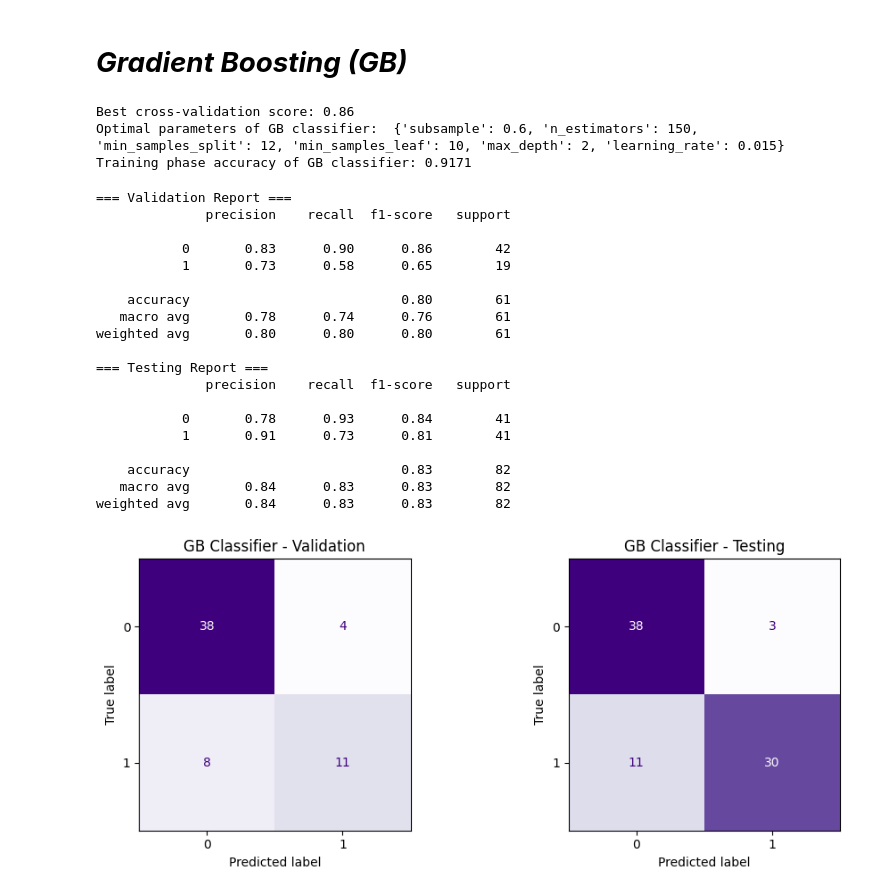
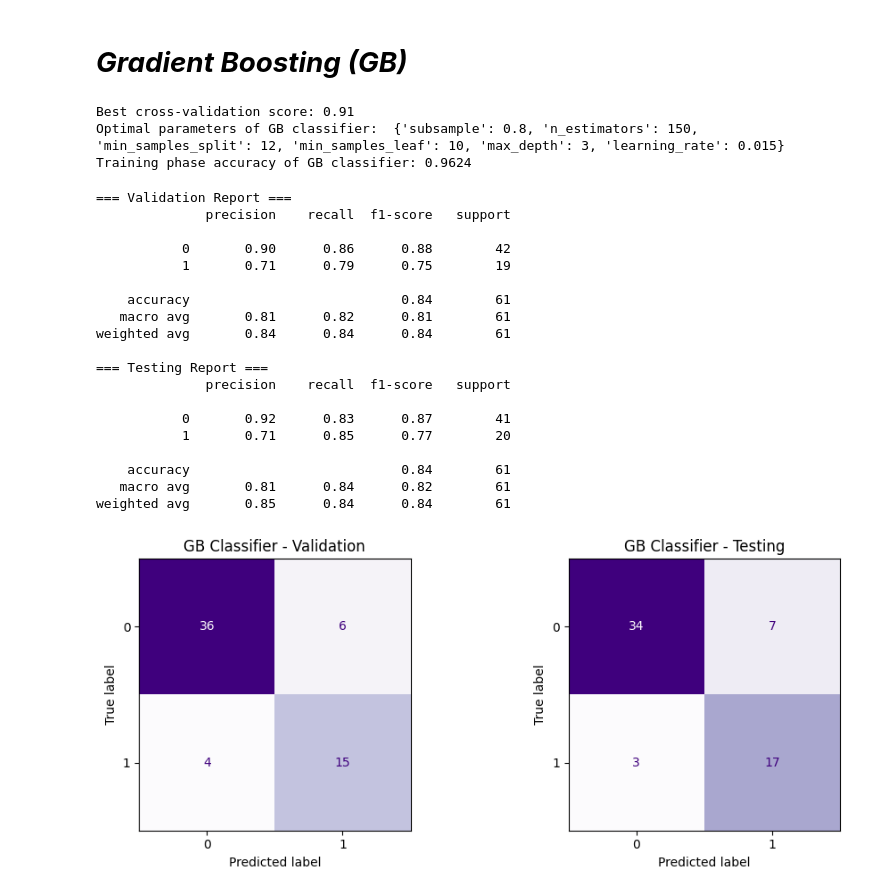
Before and after one commit to harighanapuram1329/Cardiovascular-Disease-Prediction-Using-Feature-Selection-and-Ensemble-Learning-Models, a Jupyter notebook: 2.With Original Features.ipynb, the cells around one changed output. Saved outputs shown, nothing was run; the diff lists cells and outputs as text; code cells hidden in the pictures.

```diff
--- a/2.With Original Features.ipynb
+++ b/2.With Original Features.ipynb
@@ -86,14 +86,14 @@ param_random = {'n_estimators': [50, 100, 150],
 
 RF_mdl = RandomForestClassifier()
 RF_randomcv = RandomizedSearchCV(RF_mdl, param_random, n_iter=20, cv=5)
-RF_randomcv.fit(X_train, y_train)
+RF_randomcv.fit(X_balanced, y_balanced)
 RF_param = RF_randomcv.best_params_
 print("Best cross-validation score: {:.2f}".format(RF_randomcv.best_score_))
 print("Optimal parameters of RF classifier: ", RF_param)
 
 #Training RF model with optimal parameters
 RF_best_mdl = RandomForestClassifier(**RF_param)
-RF_best_mdl.fit(X_train, y_train)
-training_acc = RF_best_mdl.score(X_train, y_train)
+RF_best_mdl.fit(X_balanced, y_balanced)
+training_acc = RF_best_mdl.score(X_balanced, y_balanced)
 print(f"Training phase accuracy of RF classifier: {training_acc:.4f}")
 # %% [output]
@@ -160,14 +160,14 @@ param_random = {'n_estimators': [50, 80, 100],
 
 XGB_mdl = XGBClassifier()
 XGB_randomcv = RandomizedSearchCV(XGB_mdl, param_random, n_iter=20, cv=5)
-XGB_randomcv.fit(X_train, y_train)
+XGB_randomcv.fit(X_balanced, y_balanced)
 XGB_param = XGB_randomcv.best_params_
 print("Best cross-validation score: {:.2f}".format(XGB_randomcv.best_score_))
 print("Optimal parameters of XGB classifier: ", XGB_param)
 
 #Training XGB model with optimal parameters
 XGB_best_mdl = XGBClassifier(**XGB_param)
-XGB_best_mdl.fit(X_train, y_train)
-training_acc = XGB_best_mdl.score(X_train, y_train)
+XGB_best_mdl.fit(X_balanced, y_balanced)
+training_acc = XGB_best_mdl.score(X_balanced, y_balanced)
 print(f"Training phase accuracy of XGB classifier: {training_acc:.4f}")
 # %% [output]
@@ -232,63 +232,63 @@ param_random = {'n_estimators': [50, 100, 150],
 
 GB_mdl = GradientBoostingClassifier()
 GB_randomcv = RandomizedSearchCV(GB_mdl, param_random, n_iter=20, cv=5)
-GB_randomcv.fit(X_train, y_train)
+GB_randomcv.fit(X_balanced, y_balanced)
 GB_param = GB_randomcv.best_params_
 print("Best cross-validation score: {:.2f}".format(GB_randomcv.best_score_))
 print("Optimal parameters of GB classifier: ", GB_param)
 
 #Training GB model with optimal parameters
 GB_best_mdl = GradientBoostingClassifier(**GB_param)
-GB_best_mdl.fit(X_train, y_train)
-training_acc = GB_best_mdl.score(X_train, y_train)
+GB_best_mdl.fit(X_balanced, y_balanced)
+training_acc = GB_best_mdl.score(X_balanced, y_balanced)
 print(f"Training phase accuracy of GB classifier: {training_acc:.4f}")
 # %% [output]
-Best cross-validation score: 0.86
-Optimal parameters of GB classifier:  {'subsample': 0.6, 'n_estimators': 150, 'min_samples_split': 12, 'min_samples_leaf': 10, 'max_depth': 2, 'learning_rate': 0.015}
-Training phase accuracy of GB classifier: 0.9171
+Best cross-validation score: 0.91
+Optimal parameters of GB classifier:  {'subsample': 0.8, 'n_estimators': 150, 'min_samples_split': 12, 'min_samples_leaf': 10, 'max_depth': 3, 'learning_rate': 0.015}
+Training phase accuracy of GB classifier: 0.9624
 # %%
 val_pred = GB_best_mdl.predict(X_val)
 print("=== Validation Report ===")
 print(classification_report(y_val, val_pred))
 
-test_pred = GB_best_mdl.predict(X_balanced)
+test_pred = GB_best_mdl.predict(X_test)
 print("=== Testing Report ===")
-print(classification_report(y_balanced, test_pred))
+print(classification_report(y_test, test_pred))
 # %% [output]
 === Validation Report ===
               precision    recall  f1-score   support
 
-           0       0.83      0.90      0.86        42
-           1       0.73      0.58      0.65        19
+           0       0.90      0.86      0.88        42
+           1       0.71      0.79      0.75        19
 
-    accuracy                           0.80        61
-   macro avg       0.78      0.74      0.76        61
-weighted avg       0.80      0.80      0.80        61
+    accuracy                           0.84        61
+   macro avg       0.81      0.82      0.81        61
+weighted avg       0.84      0.84      0.84        61
 
 === Testing Report ===
               precision    recall  f1-score   support
 
-           0       0.78      0.93      0.84        41
-           1       0.91      0.73      0.81        41
+           0       0.92      0.83      0.87        41
+           1       0.71      0.85      0.77        20
 
-    accuracy                           0.83        82
-   macro avg       0.84      0.83      0.83        82
-weighted avg       0.84      0.83      0.83        82
+    accuracy                           0.84        61
+   macro avg       0.81      0.84      0.82        61
+weighted avg       0.85      0.84      0.84        61
 # %%
 matrix_val = confusion_matrix(y_val, val_pred)
-matrix_test = confusion_matrix(y_balanced, test_pred)
+matrix_test = confusion_matrix(y_test, test_pred)
 
 fig, axs = plt.subplots(1, 2, figsize=(10, 4))
 
 disp_val = ConfusionMatrixDisplay(confusion_matrix=matrix_val, display_labels=[0, 1])
 disp_val.plot(ax=axs[0], cmap='Purples', colorbar=False)
 axs[0].set_title('GB Classifier - Validation')
 
 disp_test = ConfusionMatrixDisplay(confusion_matrix=matrix_test, display_labels=[0, 1])
 disp_test.plot(ax=axs[1], cmap='Purples', colorbar=False)
 axs[1].set_title('GB Classifier - Testing')
 
 plt.tight_layout()
 plt.show()
 # %% [output]
-[figure, old version]
+[figure, new version]
```
Also changed, not shown: parts of 9 cells of this notebook.
